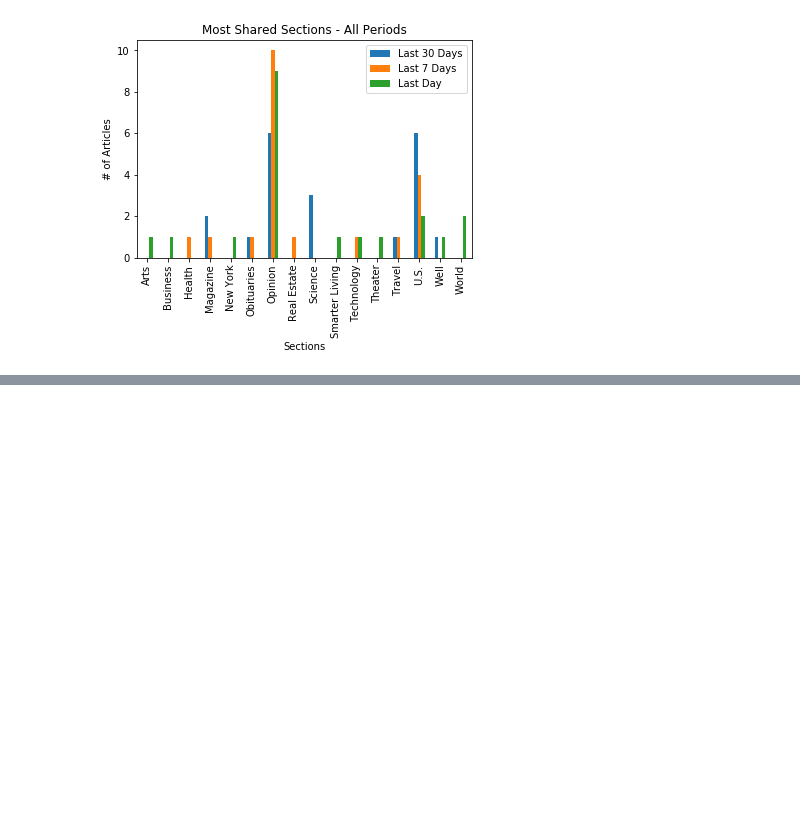
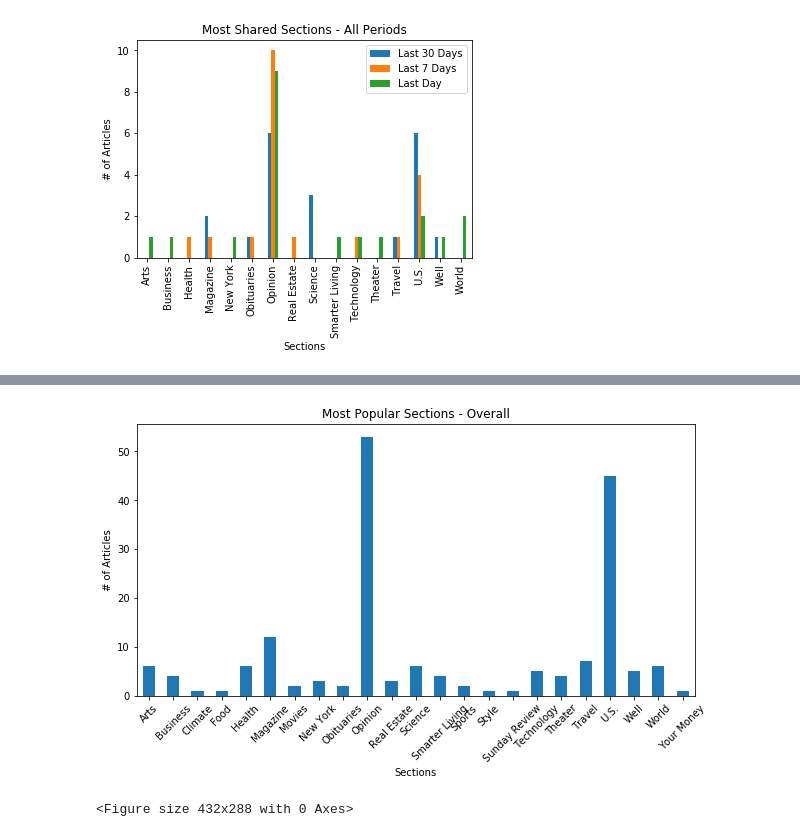
Before and after one commit to CTRLALTAFK/NYT_Analytics, a Jupyter notebook: Jacobs_NB.ipynb, the cells around one changed output, grey strips where cells are left out. Cells and saved outputs as stored; diff of their text form; code cells hidden in the pictures; blank space fills up the shorter version.

Commit message:
Added Totals

```diff
--- a/Jacobs_NB.ipynb
+++ b/Jacobs_NB.ipynb
@@ -463,0 +464,3 @@ plt.savefig("images/Most_Shared_All_Periods.png")
+# %%
+total_count = all_merge.sum(axis=1)
+total_count
@@ -463,0 +485,17 @@ plt.savefig("images/Most_Shared_All_Periods.png")
+# %%
+# plot comparison
+total_count.plot(kind="bar", figsize=(10,5))
+
+# Set labels
+plt.ylabel("# of Articles")
+plt.xlabel("Sections")
+plt.xticks(rotation=45)
+plt.title("Most Popular Sections - Overall")
+
+plt.show()
+
+#save image
+plt.savefig("images/Most_Popular_Overall.png")
+# %% [output]
+[figure, added]
+<Figure size 432x288 with 0 Axes>
```
Also changed, not shown: parts of 9 cells of this notebook, 2 other files.
